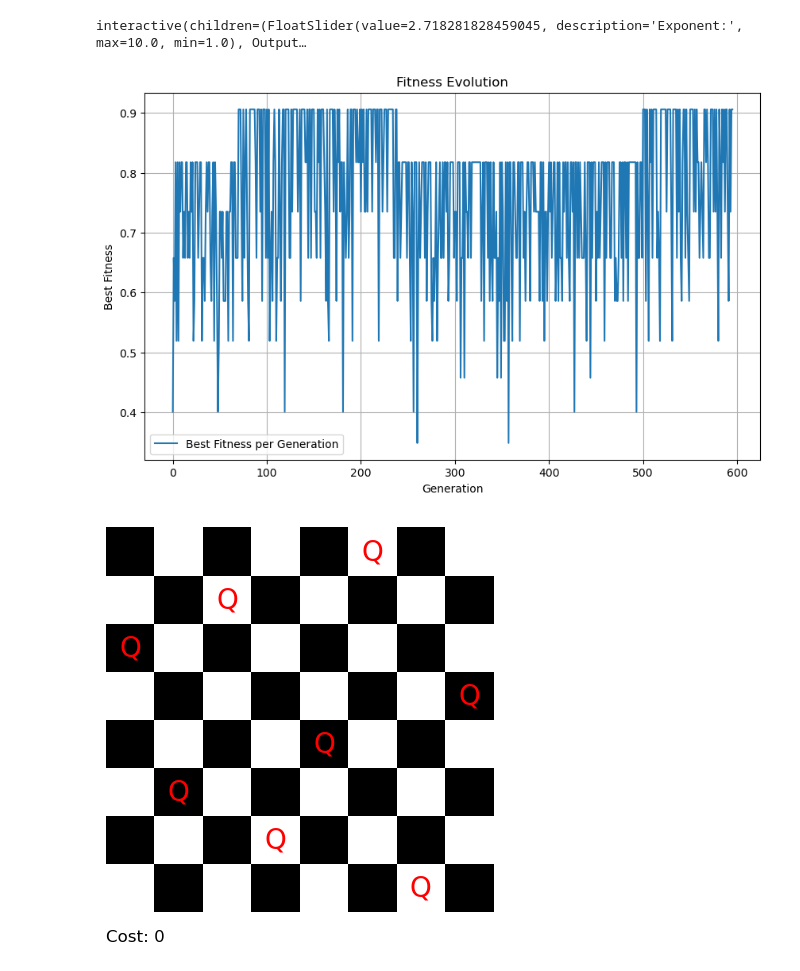
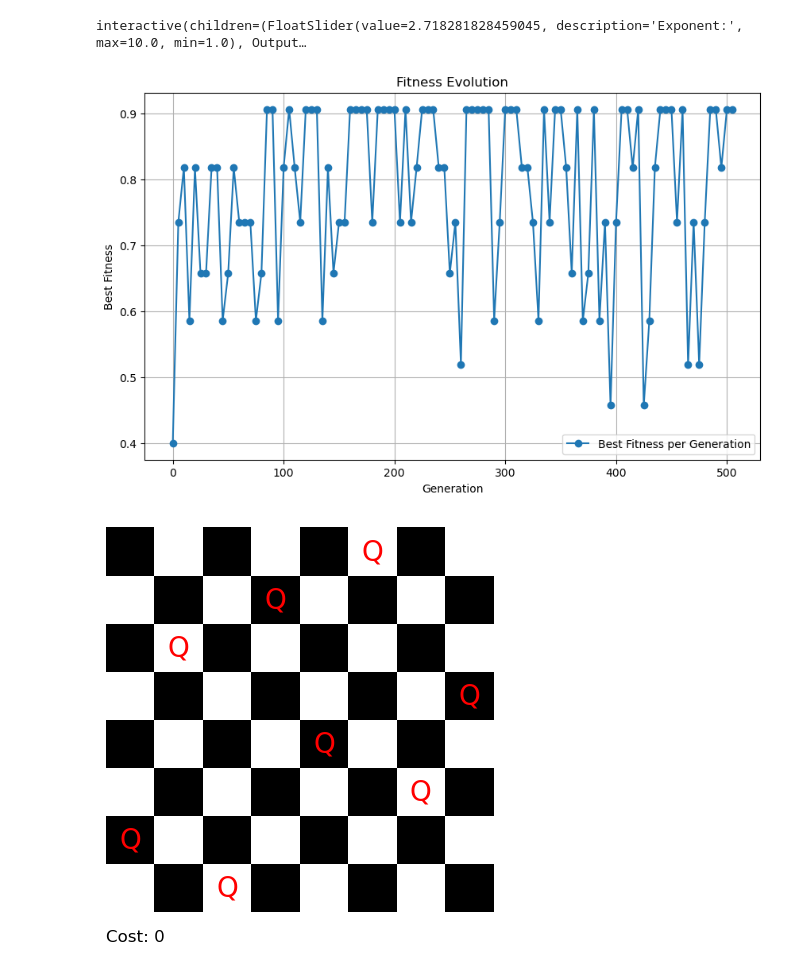
Before and after one commit to metajos/UoB_07_GA_1, a Jupyter notebook: eightqueens-ga.ipynb, the cells around one changed output. Drawn from its saved outputs; the diff is of its cells as text; code cells hidden in the pictures.

```diff
--- a/eightqueens-ga.ipynb
+++ b/eightqueens-ga.ipynb
@@ -209,35 +209,49 @@ class GA:
         sequence = [self.mutate(c) for c in splitting_function(p1, p2)]
         return sequence
 
     def crossover(self, p1, p2):
         children = []
         for i in range(self.population_size):
             np.random.seed(None)
             cp = self.population_size//2
             children.append(np.concatenate([p1[:cp], p2[cp:]]))
         return children
 
     def mutate(self, child, mutation_rate=0.1):
         for i in range(len(child)):
             if np.random.rand() < mutation_rate:
                 child[i] = np.random.randint(0, self.shape)
         return child
 
     def plot_loss(self):
-            plt.figure(figsize=(10, 6))  # Optional: Adjust figure size
-            plt.plot(self.log, label='Best Fitness per Generation')
+            # Ensure 'self.log' is a NumPy array to work with boolean indexing
+            if not isinstance(self.log, np.ndarray):
+                self.log = np.array(self.log)
+
+            # Generate indices array
+            indices = np.arange(len(self.log))
+
+            # Create a boolean mask for selecting every 5th index
+            mask = indices % 5 == 0  # Adjusted for 'i % 5 == 0'
+
+            # Apply mask directly to indices and self.log for x and y values
+            x = indices[mask]
+            y = self.log[mask]
+
+            plt.figure(figsize=(10, 6))
+            plt.plot(x, y, '-o', label='Best Fitness per Generation')  # Use '-o' for line with circle markers
             plt.title('Fitness Evolution')
             plt.xlabel('Generation')
             plt.ylabel('Best Fitness')
             plt.legend()
             plt.grid(True)
             plt.show()
 
 np.random.seed(10)
-population = np.array([EightQueensState() for i in range(10)])
+population = np.array([EightQueensState(n=8) for i in range(10)])
 generative_agent = GA(population, fitness_function=fitness, n_generations=10000)
 best = generative_agent.generate()
 best.display()
 # %% [output]
-[figure, old version]
+[figure, new version]
-[figure, old version]
+[figure, new version]
```
Also changed, not shown: parts of 2 cells of this notebook, 1 other file.
